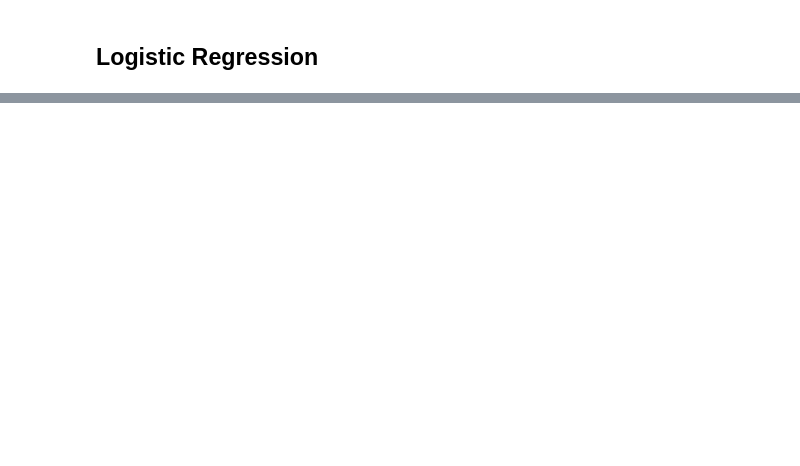
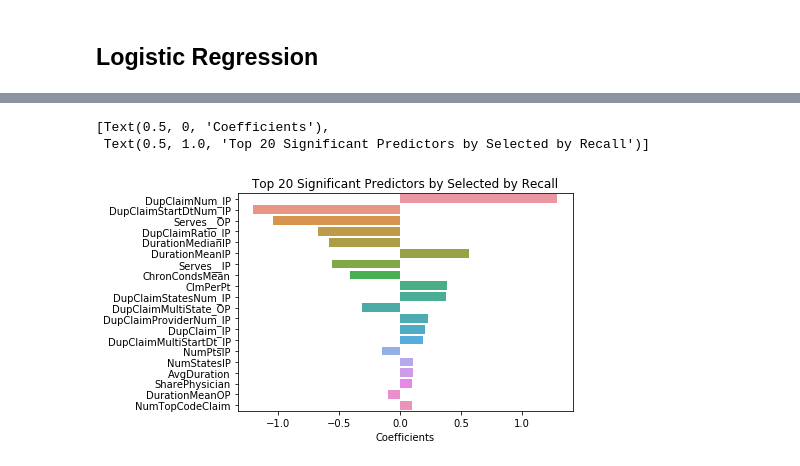
Before and after one commit to microwolf/capstone_healthcare_fraud, a Jupyter notebook: contributors/zack/scripts/ML.ipynb, the cells around one changed output, grey strips where cells are left out. Cells and saved outputs as stored; diff of their text form; code cells hidden in the pictures; blank space fills up the shorter version.

```diff
--- a/contributors/zack/scripts/ML.ipynb
+++ b/contributors/zack/scripts/ML.ipynb
@@ -136,0 +312,16 @@ display(cm_df)
+# %%
+# Instantiate model
+
+from sklearn.linear_model import LogisticRegression
+
+logreg3 = LogisticRegression(class_weight='balanced')
+# %%
+# Gridsearch
+
+from sklearn.model_selection import GridSearchCV
+
+grid_logreg3 = {'penalty':['l1'],
+              'C':[0.0001, 0.001, 0.01, 0.1, 1, 10, 100]}
+
+grid_search_logreg3 = GridSearchCV(logreg3, grid_logreg3, scoring='recall', cv=5, n_jobs=-1)
+%time grid_search_logreg3.fit(Xtrain, ytrain)
@@ -136,0 +382,11 @@ display(cm_df)
+# %%
+# Feature Importance
+
+recall_coef = pd.DataFrame(grid_search_logreg3.best_estimator_.coef_.flatten(), index = Xtrain.columns, columns = ['coefficient']).sort_values(by = 'coefficient', ascending = False)
+recall_coef_abs = pd.DataFrame({'abs_coef':abs(grid_search_logreg3.best_estimator_.coef_.flatten()), 'coef': grid_search_logreg3.best_estimator_.coef_.flatten()}, index = Xtrain.columns).sort_values(by = 'abs_coef', ascending = False)
+recall_coef_imp = recall_coef_abs[recall_coef_abs['abs_coef']>0]
+
+print(f"number of predictors before Lasso:", recall_coef_abs.shape[0])
+print(f"number of predictors after Lasso:", recall_coef_imp.shape[0])
+
+display(recall_coef_abs)
@@ -136,0 +413,13 @@ display(cm_df)
+# %%
+# Plot of Most Significant Coefs
+
+plot_df = recall_coef_imp.iloc[:20, ]
+
+ax = sns.barplot(y = plot_df.index, x = "coef", data = plot_df)
+ax.set(xlabel = "Coefficients", title = "Top 20 Significant Predictors by Selected by Recall")
+
+# plt.savefig("../output/lasso_coef_imp_top20.png", bbox_inches = "tight")
+# %% [output]
+[Text(0.5, 0, 'Coefficients'),
+ Text(0.5, 1.0, 'Top 20 Significant Predictors by Selected by Recall')]
+[figure, added]
```
Also changed, not shown: parts of 30 cells of this notebook.
